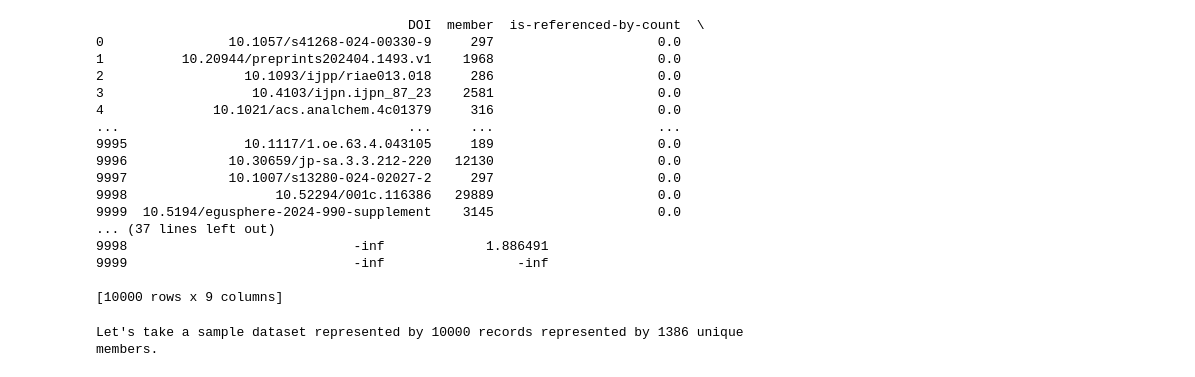
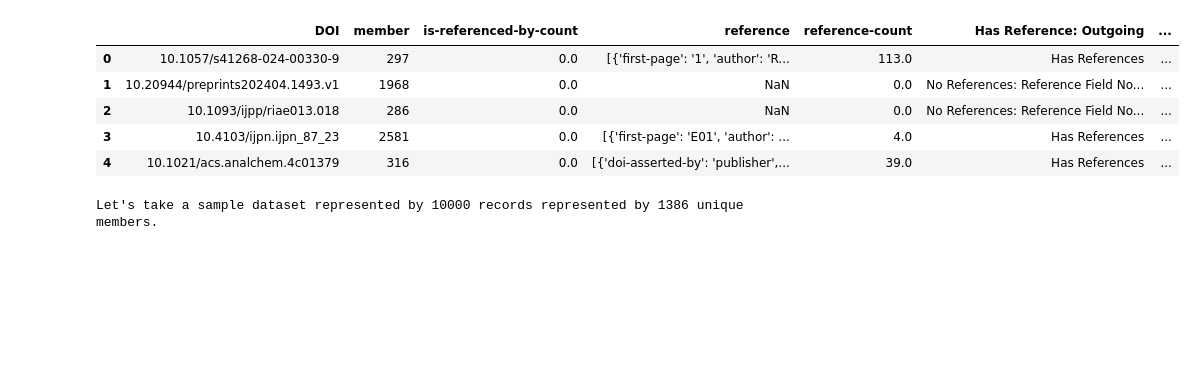
Before and after one commit to jocelynpender/crossref-analysis, a Jupyter notebook: analysis_story.ipynb, the cells around one changed output. Cells and saved outputs as stored; diff of their text form; code cells hidden in the pictures; blank space fills up the shorter version.

```diff
--- a/analysis_story.ipynb
+++ b/analysis_story.ipynb
@@ -9,29 +9,18 @@ df = pd.read_csv('/Users/jocelynpender/Documents/02 - AREAS/Career/2025 Update/C
 # %%
 # Prepare variables for use in notebook
 
 df['Has Reference: Outgoing'] = df['reference'].apply(lambda x: 'No References: Reference Field Not Used' if pd.isnull(x) else 'Has References')
 df['Is Cited: Incoming'] = df['is-referenced-by-count'].apply(lambda x: 'Never Cited: Incoming' if x == 0 else 'Is Cited: Incoming' if x > 0 else None)
 df['Log Is Cited By Count: Incoming'] = np.log10(df['is-referenced-by-count'])
 df['Log Reference-Count'] = np.log10(df['reference-count'])
-print(df)
+df.head()
 # %% [output]
-                                        DOI  member  is-referenced-by-count  \
-0                10.1057/s41268-024-00330-9     297                     0.0
-1          10.20944/preprints202404.1493.v1    1968                     0.0
-2                  10.1093/ijpp/riae013.018     286                     0.0
-3                   10.4103/ijpn.ijpn_87_23    2581                     0.0
-4              10.1021/acs.analchem.4c01379     316                     0.0
-...                                     ...     ...                     ...
-9995               10.1117/1.oe.63.4.043105     189                     0.0
-9996             10.30659/jp-sa.3.3.212-220   12130                     0.0
-9997             10.1007/s13280-024-02027-2     297                     0.0
-9998                   10.52294/001c.116386   29889                     0.0
-9999  10.5194/egusphere-2024-990-supplement    3145                     0.0
-... (37 lines left out)
-9998                             -inf             1.886491
-9999                             -inf                 -inf
-
-[10000 rows x 9 columns]
+|  | DOI | member | is-referenced-by-count | reference | reference-count | Has Reference: Outgoing | ... |
+| 0 | 10.1057/s41268-024-00330-9 | 297 | 0.0 | [{'first-page': '1', 'author': 'R... | 113.0 | Has References | ... |
+| 1 | 10.20944/preprints202404.1493.v1 | 1968 | 0.0 | NaN | 0.0 | No References: Reference Field No... | ... |
+| 2 | 10.1093/ijpp/riae013.018 | 286 | 0.0 | NaN | 0.0 | No References: Reference Field No... | ... |
+| 3 | 10.4103/ijpn.ijpn_87_23 | 2581 | 0.0 | [{'first-page': 'E01', 'author': ... | 4.0 | Has References | ... |
+| 4 | 10.1021/acs.analchem.4c01379 | 316 | 0.0 | [{'doi-asserted-by': 'publisher',... | 39.0 | Has References | ... |
 # %%
 num_rows = df.shape[0]
 distinct_members = df['member'].nunique()
```
Also changed, not shown: parts of 2 cells of this notebook.
